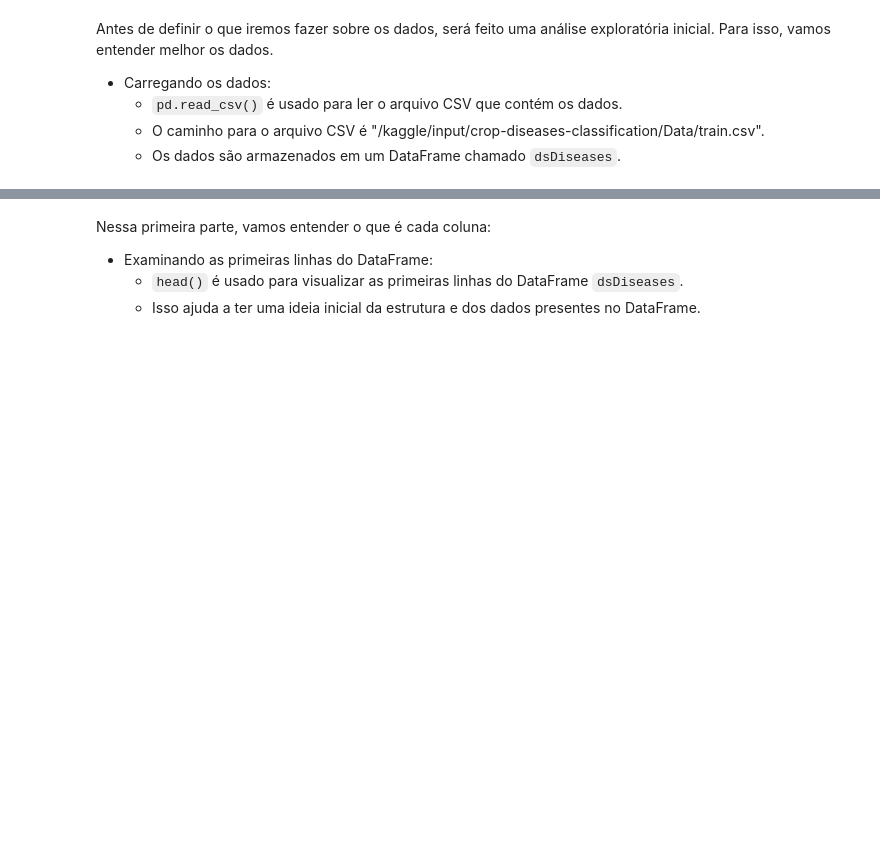
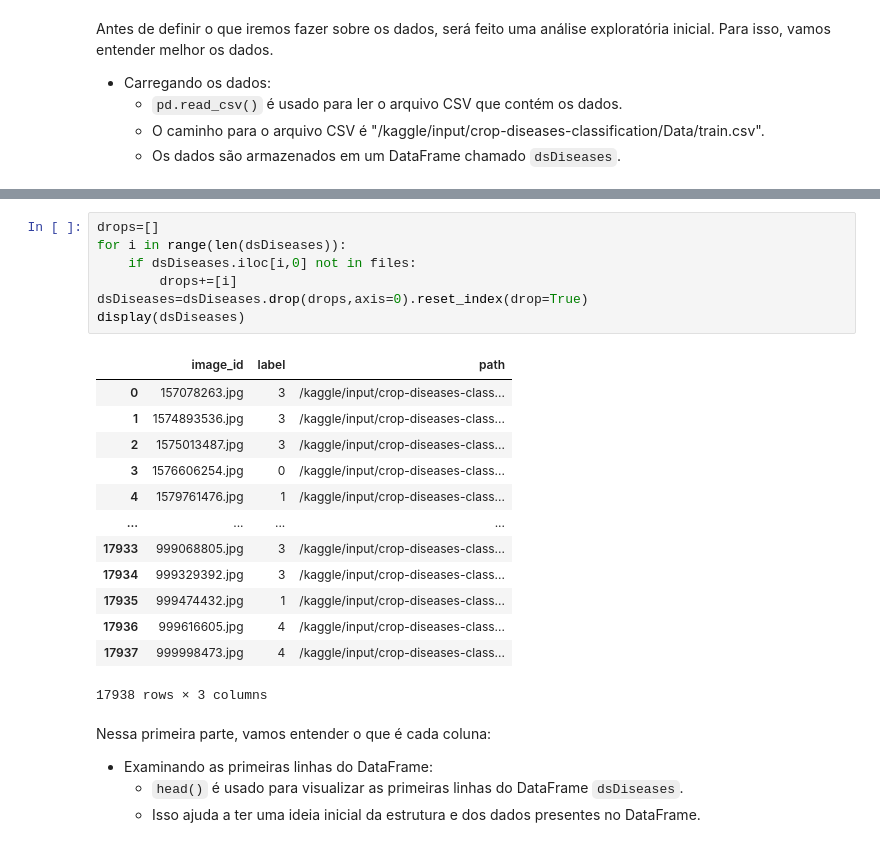
Before and after one commit to Kayzwk/crop-diseases-classification, a Jupyter notebook: davi-a-priori.ipynb, the cells around one changed output, grey strips where cells are left out. Saved outputs shown, nothing was run; the diff lists cells and outputs as text; blank space fills up the shorter version.

```diff
--- a/davi-a-priori.ipynb
+++ b/davi-a-priori.ipynb
@@ -26,3 +65,24 @@ dsDiseases = pd.read_csv("/kaggle/input/crop-diseases-classification/Data/train.
+# %%
+drops=[]
+for i in range(len(dsDiseases)):
+    if dsDiseases.iloc[i,0] not in files:
+        drops+=[i]
+dsDiseases=dsDiseases.drop(drops,axis=0).reset_index(drop=True)
+display(dsDiseases)
+# %% [output]
+|  | image_id | label | path |
+| 0 | 157078263.jpg | 3 | /kaggle/input/crop-diseases-class... |
+| 1 | 1574893536.jpg | 3 | /kaggle/input/crop-diseases-class... |
+| 2 | 1575013487.jpg | 3 | /kaggle/input/crop-diseases-class... |
+| 3 | 1576606254.jpg | 0 | /kaggle/input/crop-diseases-class... |
+| 4 | 1579761476.jpg | 1 | /kaggle/input/crop-diseases-class... |
+| ... | ... | ... | ... |
+| 17933 | 999068805.jpg | 3 | /kaggle/input/crop-diseases-class... |
+| 17934 | 999329392.jpg | 3 | /kaggle/input/crop-diseases-class... |
+| 17935 | 999474432.jpg | 1 | /kaggle/input/crop-diseases-class... |
+| 17936 | 999616605.jpg | 4 | /kaggle/input/crop-diseases-class... |
+| 17937 | 999998473.jpg | 4 | /kaggle/input/crop-diseases-class... |
+17938 rows × 3 columns
 # %% [markdown]
 Nessa primeira parte, vamos entender o que é cada coluna:
 - Examinando as primeiras linhas do DataFrame:
```
Also changed, not shown: parts of 29 cells of this notebook.
